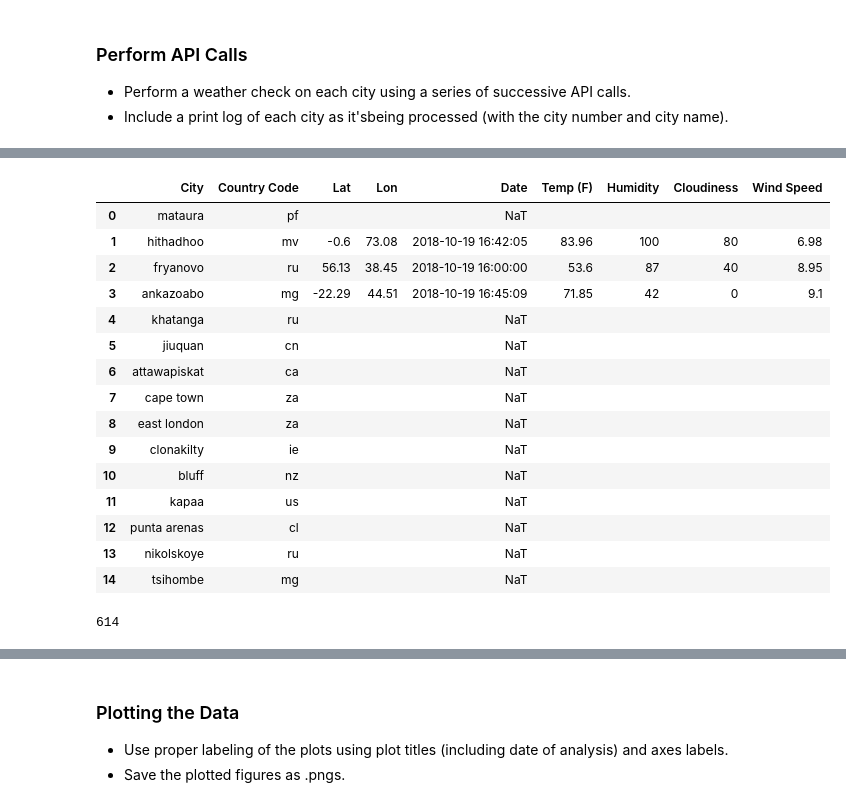
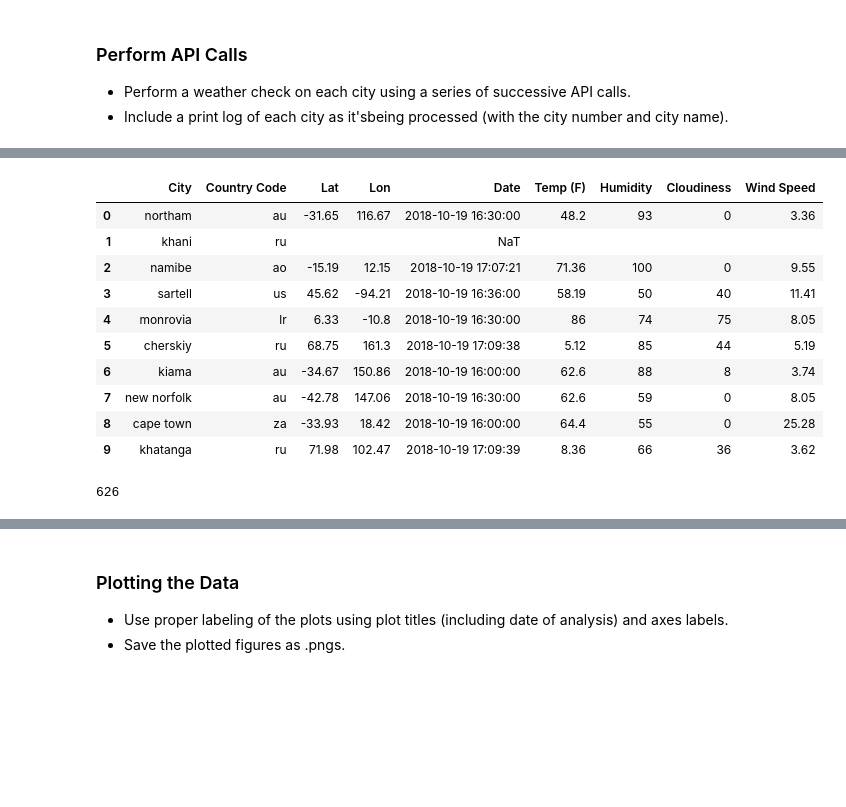
Before and after one commit to Emanste92/UCBEx_DataAnalytics, a Jupyter notebook: WeatherPy/ETE_WeatherPy.ipynb, the cells around one changed output, grey strips where cells are left out. Cells and saved outputs as stored; diff of their text form; code cells hidden in the pictures; blank space fills up the shorter version.

```diff
--- a/WeatherPy/ETE_WeatherPy.ipynb
+++ b/WeatherPy/ETE_WeatherPy.ipynb
@@ -170,27 +165,22 @@ citiweather_df.head(5)
 # %%
-# Displaying initial results
-
 # Converting date value to datetime
 citiweather_df['Date'] = pd.to_datetime(citiweather_df['Date'], unit='s')
-citiweather_df.head(15)
+
+# Displaying initial results
+citiweather_df.head(10)
 
 # Finding the number of rows in dataframe
 len(citiweather_df.index)
 # %% [output]
 |  | City | Country Code | Lat | Lon | Date | Temp (F) | Humidity | Cloudiness | Wind Speed |
-| 0 | mataura | pf |  |  | NaT |  |  |  |  |
-| 1 | hithadhoo | mv | -0.6 | 73.08 | 2018-10-19 16:42:05 | 83.96 | 100 | 80 | 6.98 |
-| 2 | fryanovo | ru | 56.13 | 38.45 | 2018-10-19 16:00:00 | 53.6 | 87 | 40 | 8.95 |
-| 3 | ankazoabo | mg | -22.29 | 44.51 | 2018-10-19 16:45:09 | 71.85 | 42 | 0 | 9.1 |
-| 4 | khatanga | ru |  |  | NaT |  |  |  |  |
-| 5 | jiuquan | cn |  |  | NaT |  |  |  |  |
-| 6 | attawapiskat | ca |  |  | NaT |  |  |  |  |
-| 7 | cape town | za |  |  | NaT |  |  |  |  |
-| 8 | east london | za |  |  | NaT |  |  |  |  |
-| 9 | clonakilty | ie |  |  | NaT |  |  |  |  |
-| 10 | bluff | nz |  |  | NaT |  |  |  |  |
-| 11 | kapaa | us |  |  | NaT |  |  |  |  |
-| 12 | punta arenas | cl |  |  | NaT |  |  |  |  |
-| 13 | nikolskoye | ru |  |  | NaT |  |  |  |  |
-| 14 | tsihombe | mg |  |  | NaT |  |  |  |  |
+| 0 | northam | au | -31.65 | 116.67 | 2018-10-19 16:30:00 | 48.2 | 93 | 0 | 3.36 |
+| 1 | khani | ru |  |  | NaT |  |  |  |  |
+| 2 | namibe | ao | -15.19 | 12.15 | 2018-10-19 17:07:21 | 71.36 | 100 | 0 | 9.55 |
+| 3 | sartell | us | 45.62 | -94.21 | 2018-10-19 16:36:00 | 58.19 | 50 | 40 | 11.41 |
+| 4 | monrovia | lr | 6.33 | -10.8 | 2018-10-19 16:30:00 | 86 | 74 | 75 | 8.05 |
+| 5 | cherskiy | ru | 68.75 | 161.3 | 2018-10-19 17:09:38 | 5.12 | 85 | 44 | 5.19 |
+| 6 | kiama | au | -34.67 | 150.86 | 2018-10-19 16:00:00 | 62.6 | 88 | 8 | 3.74 |
+| 7 | new norfolk | au | -42.78 | 147.06 | 2018-10-19 16:30:00 | 62.6 | 59 | 0 | 8.05 |
+| 8 | cape town | za | -33.93 | 18.42 | 2018-10-19 16:00:00 | 64.4 | 55 | 0 | 25.28 |
+| 9 | khatanga | ru | 71.98 | 102.47 | 2018-10-19 17:09:39 | 8.36 | 66 | 36 | 3.62 |
-614
+626
```
Also changed, not shown: parts of 13 cells of this notebook, 5 other files.
